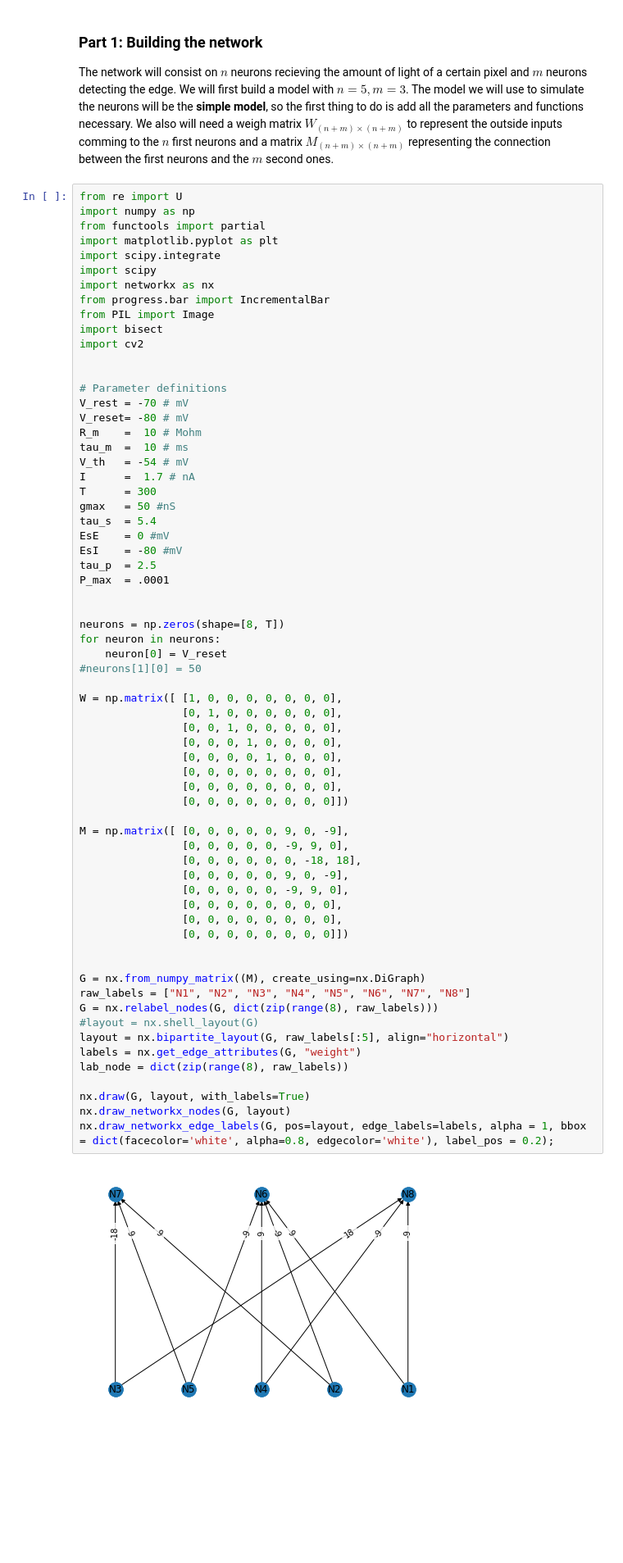
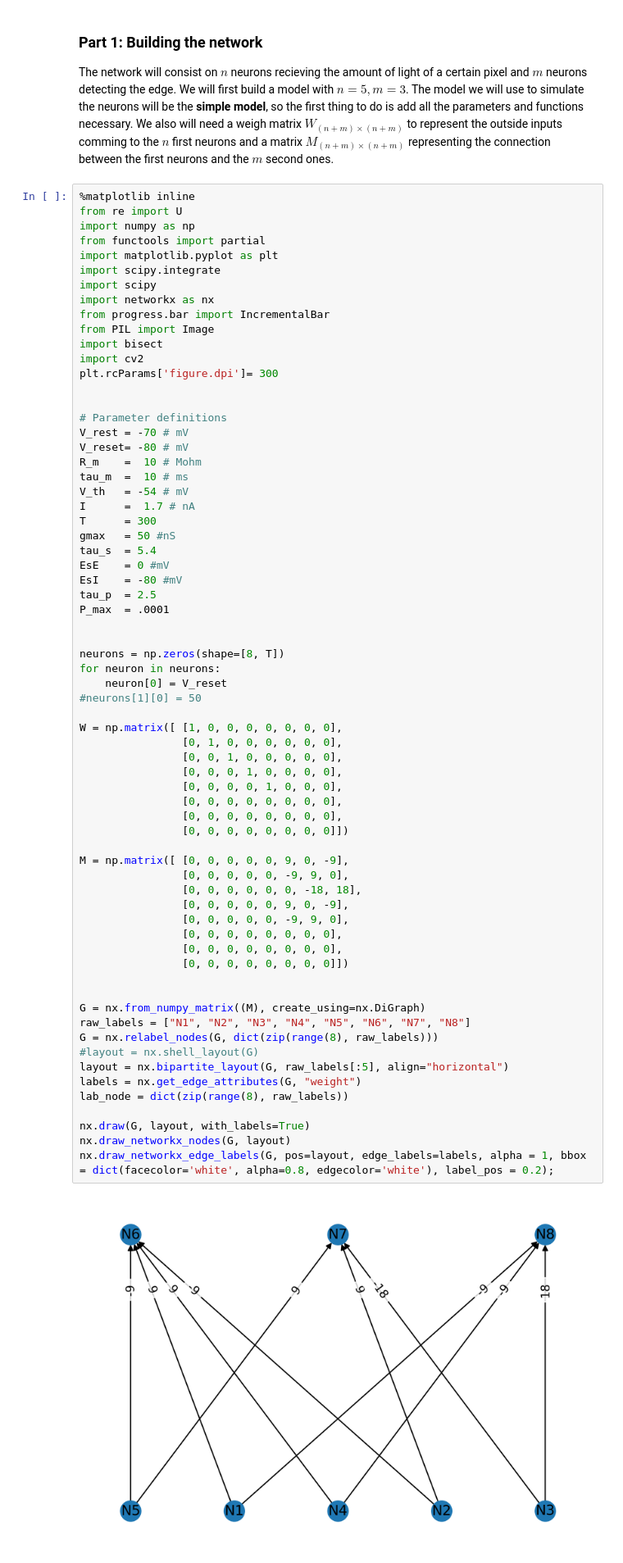
Before and after one commit to eaTaki/CNC_simulations, a Jupyter notebook: Projects/JPY_W6_2.ipynb, the cells around one changed output. Shown at 82% size. Saved outputs shown, nothing was run; the diff lists cells and outputs as text; blank space fills up the shorter version.

```diff
--- a/Projects/JPY_W6_2.ipynb
+++ b/Projects/JPY_W6_2.ipynb
@@ -11,6 +11,7 @@ We will first build a model with $n = 5, m = 3$.
 The model we will use to simulate the neurons will be the **simple model**, so the first thing to do is add all the parameters and functions necessary.
 We also will need a weigh matrix $W_{(n+m)\times(n+m)}$ to represent the outside inputs comming to the $n$ first neurons and a matrix $M_{(n+m)\times(n+m)}$ representing the connection between the first neurons and the $m$ second ones.
 # %%
+%matplotlib inline
 from re import U
 import numpy as np
 from functools import partial
@@ -22,6 +23,7 @@ from progress.bar import IncrementalBar
 from PIL import Image
 import bisect
 import cv2
+plt.rcParams['figure.dpi']= 300
 
 
 # Parameter definitions
@@ -49,34 +51,34 @@ W = np.matrix([ [1, 0, 0, 0, 0, 0, 0, 0],
                 [0, 1, 0, 0, 0, 0, 0, 0],
                 [0, 0, 1, 0, 0, 0, 0, 0],
                 [0, 0, 0, 1, 0, 0, 0, 0],
                 [0, 0, 0, 0, 1, 0, 0, 0],
                 [0, 0, 0, 0, 0, 0, 0, 0],
                 [0, 0, 0, 0, 0, 0, 0, 0],
                 [0, 0, 0, 0, 0, 0, 0, 0]])
 
 M = np.matrix([ [0, 0, 0, 0, 0, 9, 0, -9],
                 [0, 0, 0, 0, 0, -9, 9, 0],
                 [0, 0, 0, 0, 0, 0, -18, 18],
                 [0, 0, 0, 0, 0, 9, 0, -9],
                 [0, 0, 0, 0, 0, -9, 9, 0],
                 [0, 0, 0, 0, 0, 0, 0, 0],
                 [0, 0, 0, 0, 0, 0, 0, 0],
                 [0, 0, 0, 0, 0, 0, 0, 0]])
 
 
 G = nx.from_numpy_matrix((M), create_using=nx.DiGraph)
 raw_labels = ["N1", "N2", "N3", "N4", "N5", "N6", "N7", "N8"]
 G = nx.relabel_nodes(G, dict(zip(range(8), raw_labels)))
 #layout = nx.shell_layout(G)
 layout = nx.bipartite_layout(G, raw_labels[:5], align="horizontal")
 labels = nx.get_edge_attributes(G, "weight")
 lab_node = dict(zip(range(8), raw_labels))
 
 nx.draw(G, layout, with_labels=True)
 nx.draw_networkx_nodes(G, layout)
 nx.draw_networkx_edge_labels(G, pos=layout, edge_labels=labels, alpha = 1, bbox = dict(facecolor='white', alpha=0.8, edgecolor='white'), label_pos = 0.2);
 # %% [output]
-[figure, old version]
+[figure, new version]
 # %% [markdown]
 
 The voltage change in the neurons will be given as:
```
Also changed, not shown: parts of 1 cell of this notebook, 6 other files.
